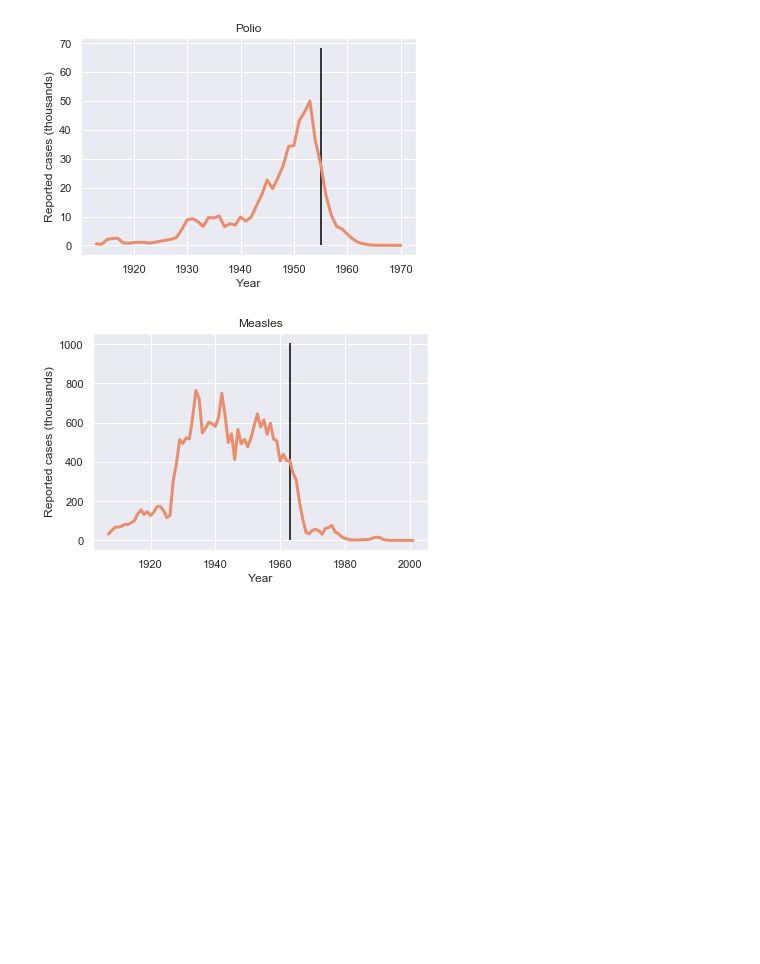
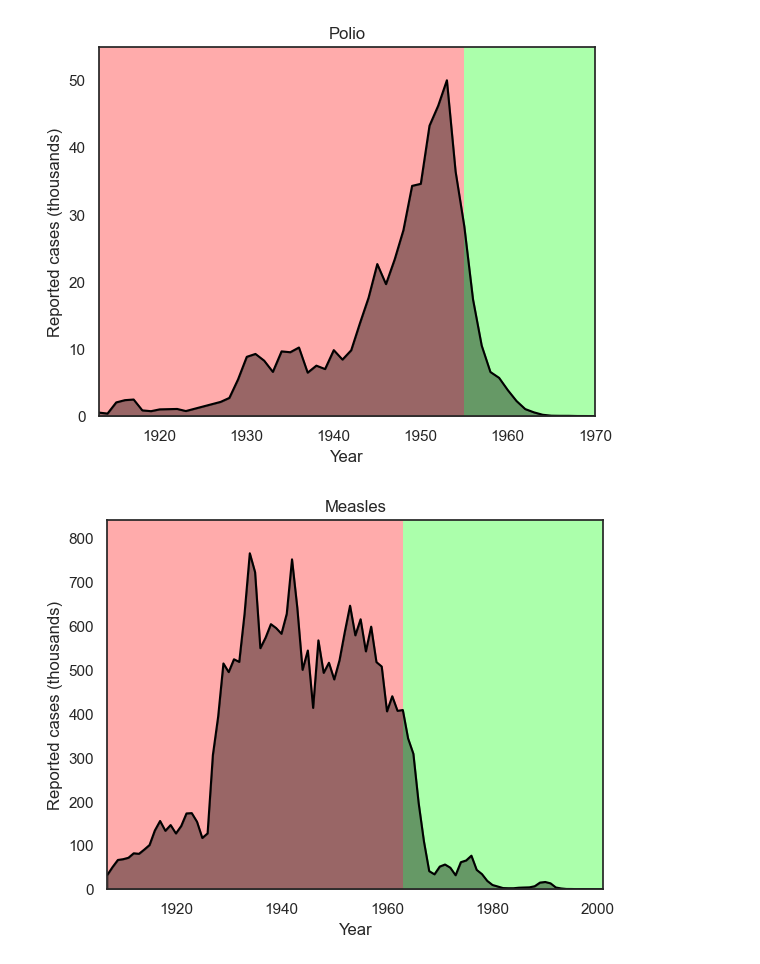
Before and after one commit to AlexLu94/MyDataAnalysisPortfolio, a Jupyter notebook: impact_of_vaccines/analysis.ipynb, the cells around one changed output. Saved outputs shown, nothing was run; the diff lists cells and outputs as text; code cells hidden in the pictures; blank space fills up the shorter version.

Commit message:
updated impact_of_vaccines project

```diff
--- a/impact_of_vaccines/analysis.ipynb
+++ b/impact_of_vaccines/analysis.ipynb
@@ -6,7 +6,7 @@ import matplotlib.colors as mcolors
 import seaborn as sns
 
 # Prepare a color palette, useful later
-sns.set_theme(palette='flare', style='darkgrid')
+sns.set_theme(palette='viridis', style='white')
 palette = []
 for color in mcolors.TABLEAU_COLORS.values():
       palette.append(color)
@@ -18,29 +18,44 @@ def moving_average(series, w):
 # %%
 filenames       = ["polio.csv", "measles.csv",  "rubella.csv"]
 disease_strings = ["Polio",     "Measles",      "Rubella"]
 vaccine_years   = [1955,        1963,           1970]
 
 for filename, disease_string, vaccine_year in zip(filenames, disease_strings, vaccine_years):
     data    = pd.read_csv(filename, usecols=['Fatalities', 'PeriodStartDate', 'PeriodEndDate',
        'PartOfCumulativeCountSeries','CountValue'])
     data    = data[data['Fatalities']==0]
 
     parsed  = data[data['PartOfCumulativeCountSeries']==0].copy()
     parsed.PeriodEndDate = data[data['PartOfCumulativeCountSeries']==0].PeriodEndDate.apply(lambda x: int(x[0:4]))
     parsed = parsed.groupby(by=['PeriodEndDate']).CountValue.sum()/1000
 
     parsed_cumulative = data[data['PartOfCumulativeCountSeries']==1].copy()
     parsed_cumulative.PeriodEndDate = data[data['PartOfCumulativeCountSeries']==1].PeriodEndDate.apply(lambda x: int(x[0:4]))
     parsed_cumulative = parsed_cumulative.groupby(by=['PeriodEndDate']).CountValue.max()/1000
 
     parsed_total = parsed.add(parsed_cumulative, fill_value=0)
 
-    plt.plot(parsed_total.index.to_numpy()[1:-1], moving_average(parsed_total.to_numpy(), 3), linewidth=3)
-    plt.vlines(vaccine_year, 0, parsed_total.max())
+    colormap = sns.dark_palette("#F7FFF7", as_cmap=True)
+    rescale = lambda y: (y - np.min(y)*1.7) / (np.max(y)*1.7 - np.min(y)*1.7)
+
+    fig = plt.figure()
+    ax = fig.add_subplot()
+    #ax.set_facecolor('white')
+    plt.axvspan(vaccine_year, max(parsed_total.index.to_numpy()[1:-1])+0.5, color='#aaffaa', alpha=0.99, lw=0)
+    plt.axvspan(min(parsed_total.index.to_numpy()[1:-1])-0.5, vaccine_year, color='#ffaaaa', alpha=0.99, lw=0)
+    #plt.bar(parsed_total.index.to_numpy()[1:-1], moving_average(parsed_total.to_numpy(), 3), width=1, align='center', linewidth=0, color=colormap(rescale(-moving_average(parsed_total.to_numpy(), 3))))
+    plt.plot(parsed_total.index.to_numpy()[1:-1], moving_average(parsed_total.to_numpy(), 3), color="#000000")
+
+    plt.fill_between(parsed_total.index.to_numpy()[1:-1], moving_average(parsed_total.to_numpy(), 3), color="#000000", alpha=0.4)
+
     plt.title(disease_string)
+    #for axis in ['top', 'bottom', 'left', 'right']:
+    #    ax.spines[axis].set_color('black')
     plt.xlabel("Year")
     plt.ylabel("Reported cases (thousands)")
+    plt.xlim([min(parsed_total.index.to_numpy()[1:-1]), max(parsed_total.index.to_numpy()[1:-1])])
+    plt.ylim([0, max(moving_average(parsed_total.to_numpy(), 3))*1.1])
     plt.show()
 # %% [output]
-[figure, old version]
+[figure, new version]
-[figure, old version]
+[figure, new version]
```
Also changed, not shown: parts of 1 cell of this notebook.
